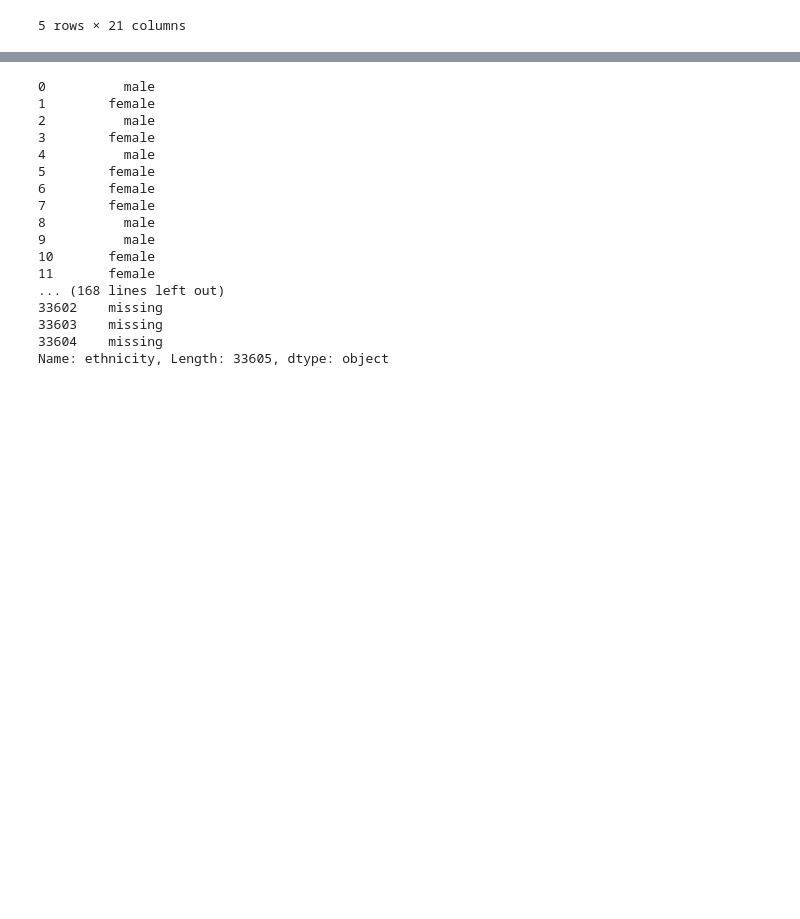
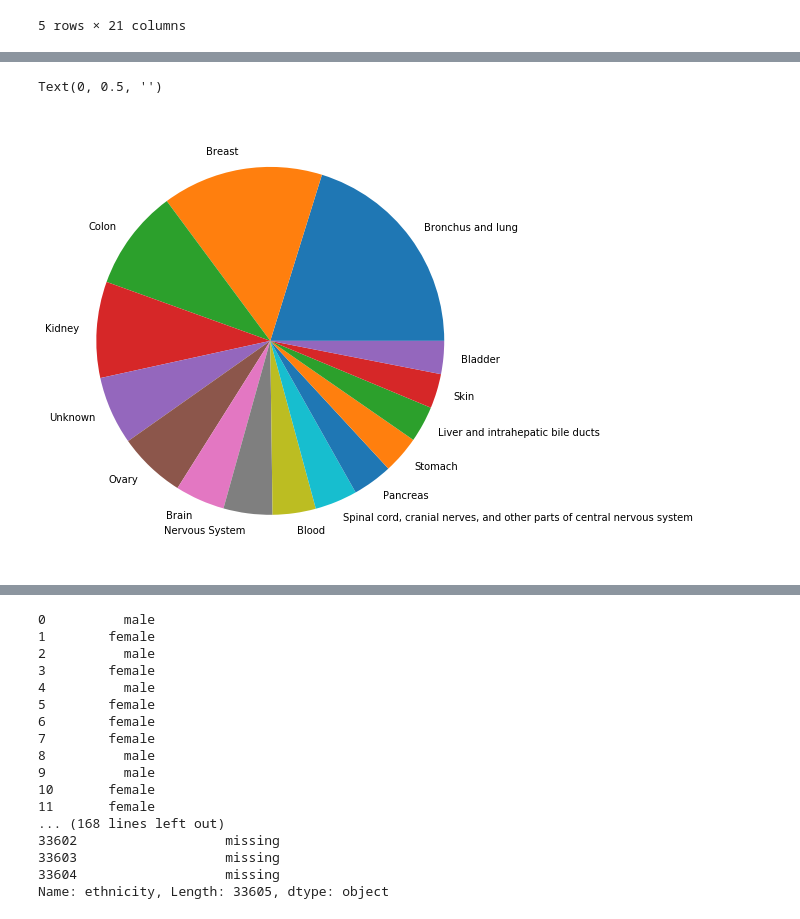
Before and after one commit to sveninja/ironhack_data_science, a Jupyter notebook: module-1/web-project/your-code/cancer_cleaning.ipynb, the cells around one changed output, grey strips where cells are left out. Drawn from its saved outputs; the diff is of its cells as text; code cells hidden in the pictures; blank space fills up the shorter version.

```diff
--- a/module-1/web-project/your-code/cancer_cleaning.ipynb
+++ b/module-1/web-project/your-code/cancer_cleaning.ipynb
@@ -213,0 +230,6 @@ df.head()
+# %%
+plt=df['primary_site'].value_counts()[:15].plot.pie(figsize= (14, 8))
+plt.set_ylabel('')
+# %% [output]
+Text(0, 0.5, '')
+[figure, added]
```
Also changed, not shown: parts of 58 cells of this notebook, 3 other files.
